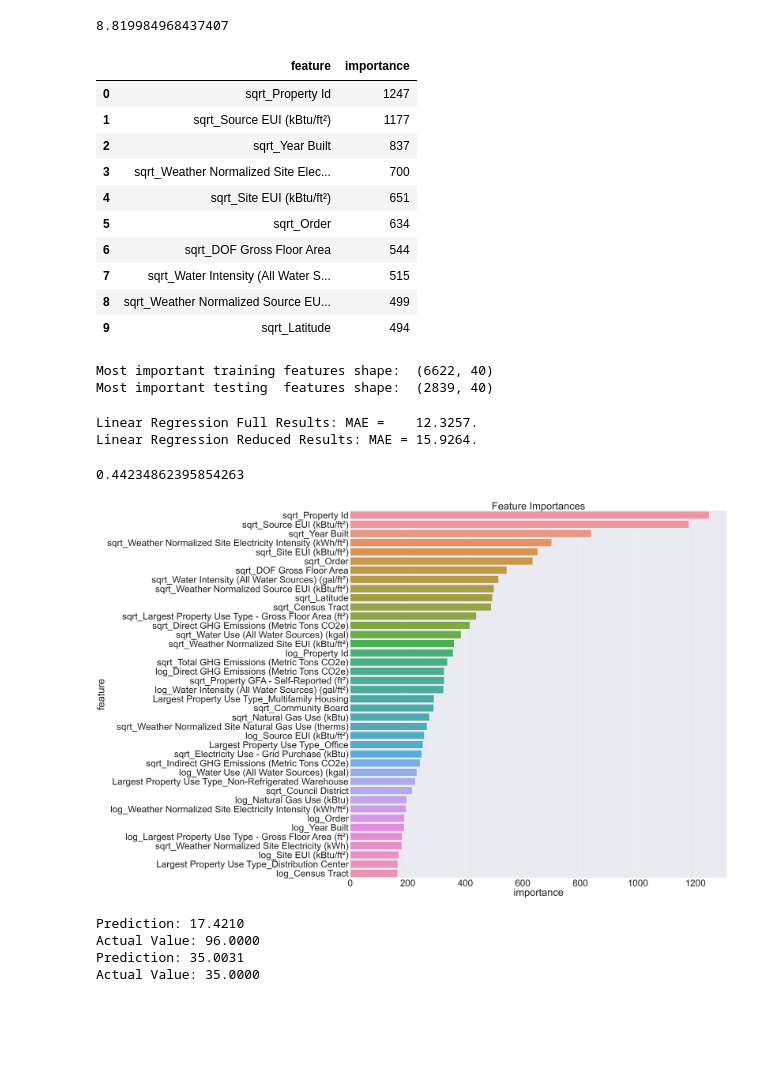
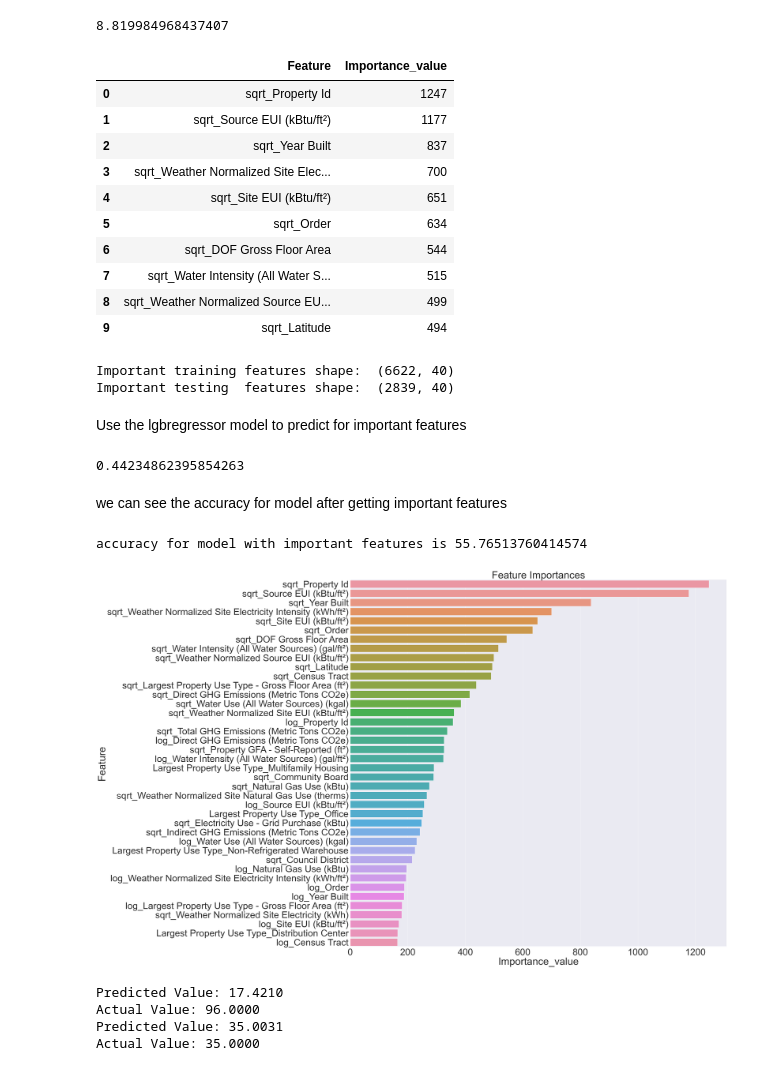
Before and after one commit to joshnarani9/Energy_Score_Prediction, a Jupyter notebook: Energydata/Interpreting_model.ipynb, the cells around one changed output. Cells and saved outputs as stored; diff of their text form; code cells hidden in the pictures; blank space fills up the shorter version.

```diff
--- a/Energydata/Interpreting_model.ipynb
+++ b/Energydata/Interpreting_model.ipynb
@@ -53,15 +53,15 @@ mae(y_test,pred)
 # %% [output]
 8.819984968437407
 # %%
-results = pd.DataFrame({'feature': list(train_features.columns),
-                                'importance': model.feature_importances_})
+results = pd.DataFrame({'Feature': list(train_features.columns),
+                                'Importance_value': model.feature_importances_})
 
 # Show the top 10 most important
-feature_results = results.sort_values('importance', ascending = False).reset_index(drop=True)
+feature_results = results.sort_values('Importance_value', ascending = False).reset_index(drop=True)
 
 feature_results.head(10)
 # %% [output]
-|  | feature | importance |
+|  | Feature | Importance_value |
 | 0 | sqrt_Property Id | 1247 |
 | 1 | sqrt_Source EUI (kBtu/ft²) | 1177 |
 | 2 | sqrt_Year Built | 837 |
@@ -73,37 +73,21 @@ feature_results.head(10)
 | 8 | sqrt_Weather Normalized Source EU... | 499 |
 | 9 | sqrt_Latitude | 494 |
 # %%
-# Extract the names of the most important features
-most_important_features = feature_results['feature'][:40]
+# Top most important features
+important_features = feature_results['Feature'][:40]
 
 # Find the index that corresponds to each feature name
-indices = [list(train_features.columns).index(x) for x in most_important_features]
+indices = [list(train_features.columns).index(x) for x in important_features]
 
-# Keep only the most important features
-X_reduced = X[:, indices]
-X_test_reduced = X_test[:, indices]
+# selecting only the most important features
+X_imp = X[:, indices]
+X_test_imp = X_test[:, indices]
 
-print('Most important training features shape: ', X_reduced.shape)
-print('Most important testing  features shape: ', X_test_reduced.shape)
+print('Important training features shape: ', X_imp.shape)
+print('Important testing  features shape: ', X_test_imp.shape)
 # %% [output]
-Most important training features shape:  (6622, 40)
-Most important testing  features shape:  (2839, 40)
+Important training features shape:  (6622, 40)
+Important testing  features shape:  (2839, 40)
-# %%
-
-lr = LinearRegression()
-
-# Fit on full set of features
-lr.fit(X, y)
-lr_full_pred = lr.predict(X_test)
-
-# Fit on reduced set of features
-lr.fit(X_reduced, y)
-lr_reduced_pred = lr.predict(X_test_reduced)
-
-# Display results
-print('Linear Regression Full Results: MAE =    %0.4f.' % mae(y_test, lr_full_pred))
-print('Linear Regression Reduced Results: MAE = %0.4f.' % mae(y_test, lr_reduced_pred))
-# %% [output]
-Linear Regression Full Results: MAE =    12.3257.
-Linear Regression Reduced Results: MAE = 15.9264.
+# %% [markdown]
+Use the lgbregressor model to predict for important features
 # %%
@@ -114,5 +98,12 @@ mape=np.mean(abs(y_test-model_reduced_pred)/y_test)
 mape
 # %% [output]
 0.44234862395854263
+# %% [markdown]
+we can see the accuracy for model after getting important features
+# %%
+accuracy=100*(1-mape)
+print('accuracy for model with important features is {}'.format(accuracy))
+# %% [output]
+accuracy for model with important features is 55.76513760414574
 # %%
 # Find the residuals
@@ -132,20 +121,20 @@ explainer = lime.lime_tabular.LimeTabularExplainer(training_data = X_reduced,
 # %%
 plt.figure(figsize=(40, 40))
-sns.barplot(x="importance", y="feature", data=results.sort_values(by="importance",
+sns.barplot(x="Importance_value", y="Feature", data=results.sort_values(by="Importance_value",
                                                         ascending=False)[0:40])
 sns.set(font_scale = 5)
 plt.title('Feature Importances')
 plt.savefig('feature_importances.png')
 plt.show()
 # %% [output]
-[figure, old version]
+[figure, new version]
 # %%
-print('Prediction: %0.4f' % model.predict(wrong.reshape(1, -1)))
+print('Predicted Value: %0.4f' % model.predict(wrong.reshape(1, -1)))
 print('Actual Value: %0.4f' % y_test[np.argmax(residuals)])
-print('Prediction: %0.4f' % model.predict(right.reshape(1, -1)))
+print('Predicted Value: %0.4f' % model.predict(correct.reshape(1, -1)))
 print('Actual Value: %0.4f' % y_test[np.argmin(residuals)])
 # %% [output]
-Prediction: 17.4210
+Predicted Value: 17.4210
 Actual Value: 96.0000
-Prediction: 35.0031
+Predicted Value: 35.0031
 Actual Value: 35.0000
```
Also changed, not shown: parts of 6 cells of this notebook.
